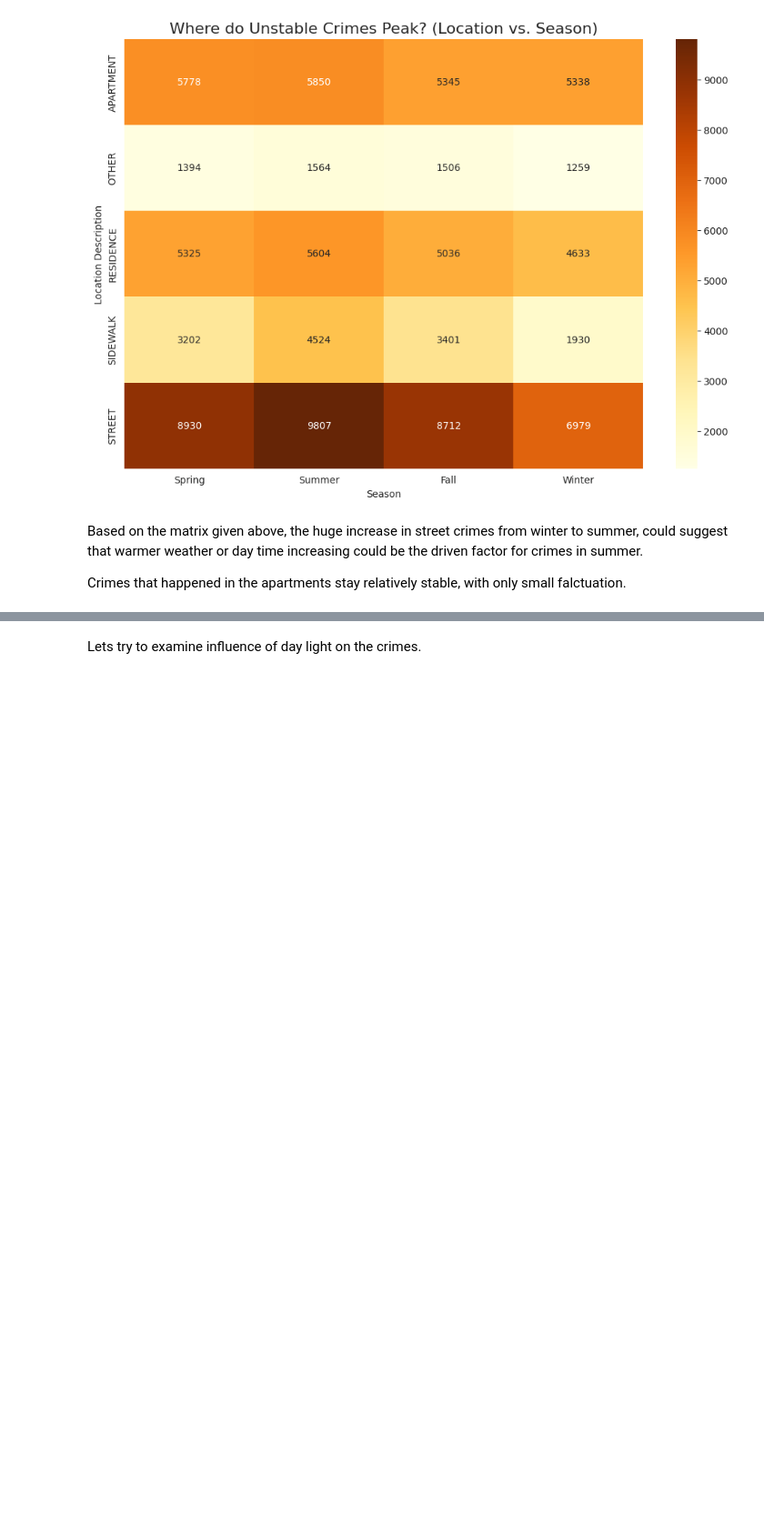
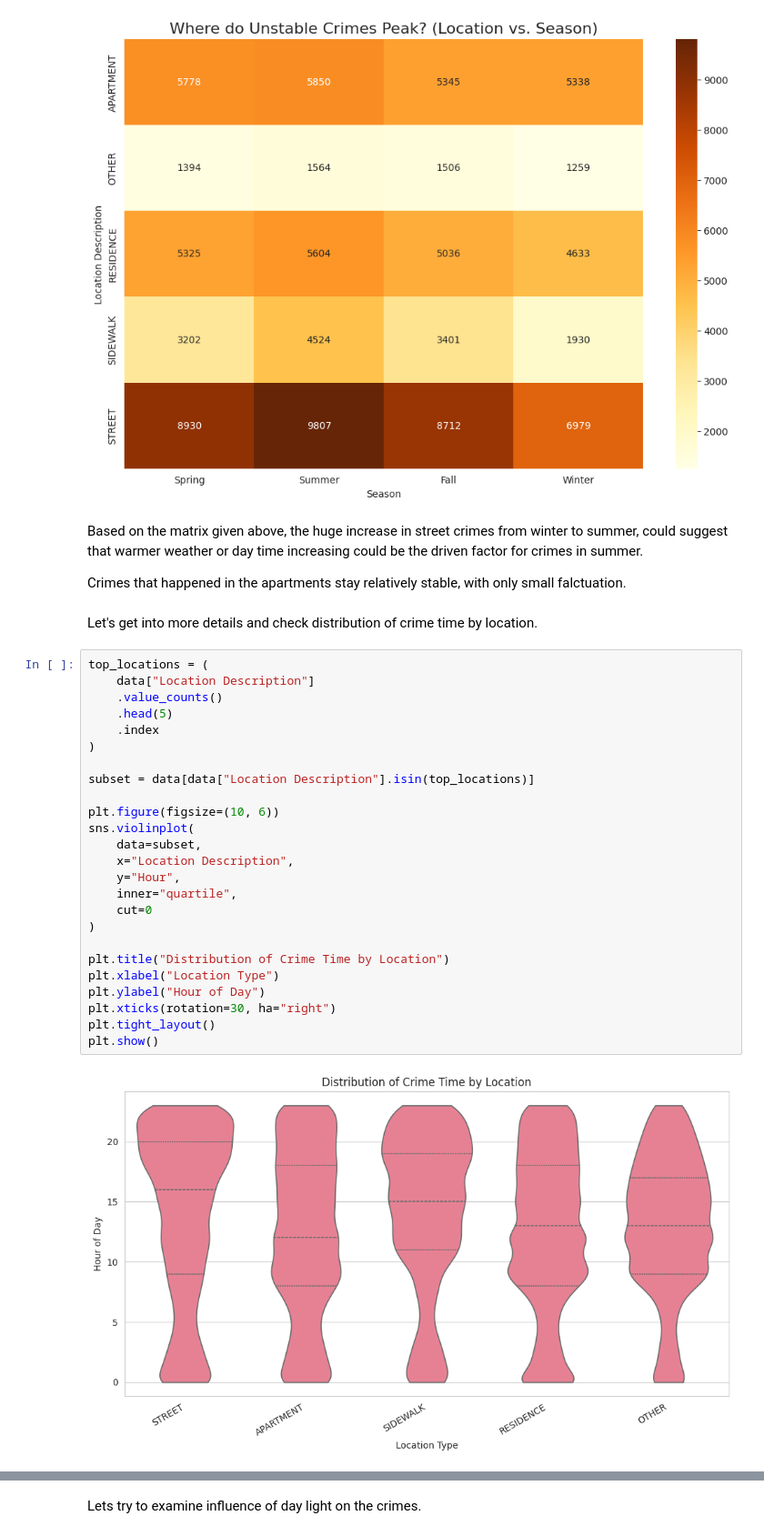
Before and after one commit to Andria-colab/DataGuard, a Jupyter notebook: notebooks/03_eda_visualization1.ipynb, the cells around one changed output, grey strips where cells are left out. Shown at 91% size. Drawn from its saved outputs; the diff is of its cells as text; blank space fills up the shorter version.

```diff
--- a/notebooks/03_eda_visualization1.ipynb
+++ b/notebooks/03_eda_visualization1.ipynb
@@ -182,3 +216,32 @@ plt.show()
 Based on the matrix given above, the huge increase in street crimes from winter to summer, could suggest that warmer weather or day time increasing could be the driven factor for crimes in summer.
 
 Crimes that happened in the apartments stay relatively stable, with only small falctuation.
+# %% [markdown]
+Let's get into more details and check distribution of crime time by location.
+# %%
+top_locations = (
+    data["Location Description"]
+    .value_counts()
+    .head(5)
+    .index
+)
+
+subset = data[data["Location Description"].isin(top_locations)]
+
+plt.figure(figsize=(10, 6))
+sns.violinplot(
+    data=subset,
+    x="Location Description",
+    y="Hour",
+    inner="quartile",
+    cut=0
+)
+
+plt.title("Distribution of Crime Time by Location")
+plt.xlabel("Location Type")
+plt.ylabel("Hour of Day")
+plt.xticks(rotation=30, ha="right")
+plt.tight_layout()
+plt.show()
+# %% [output]
+[figure, added]
```
Also changed, not shown: parts of 12 cells of this notebook.
